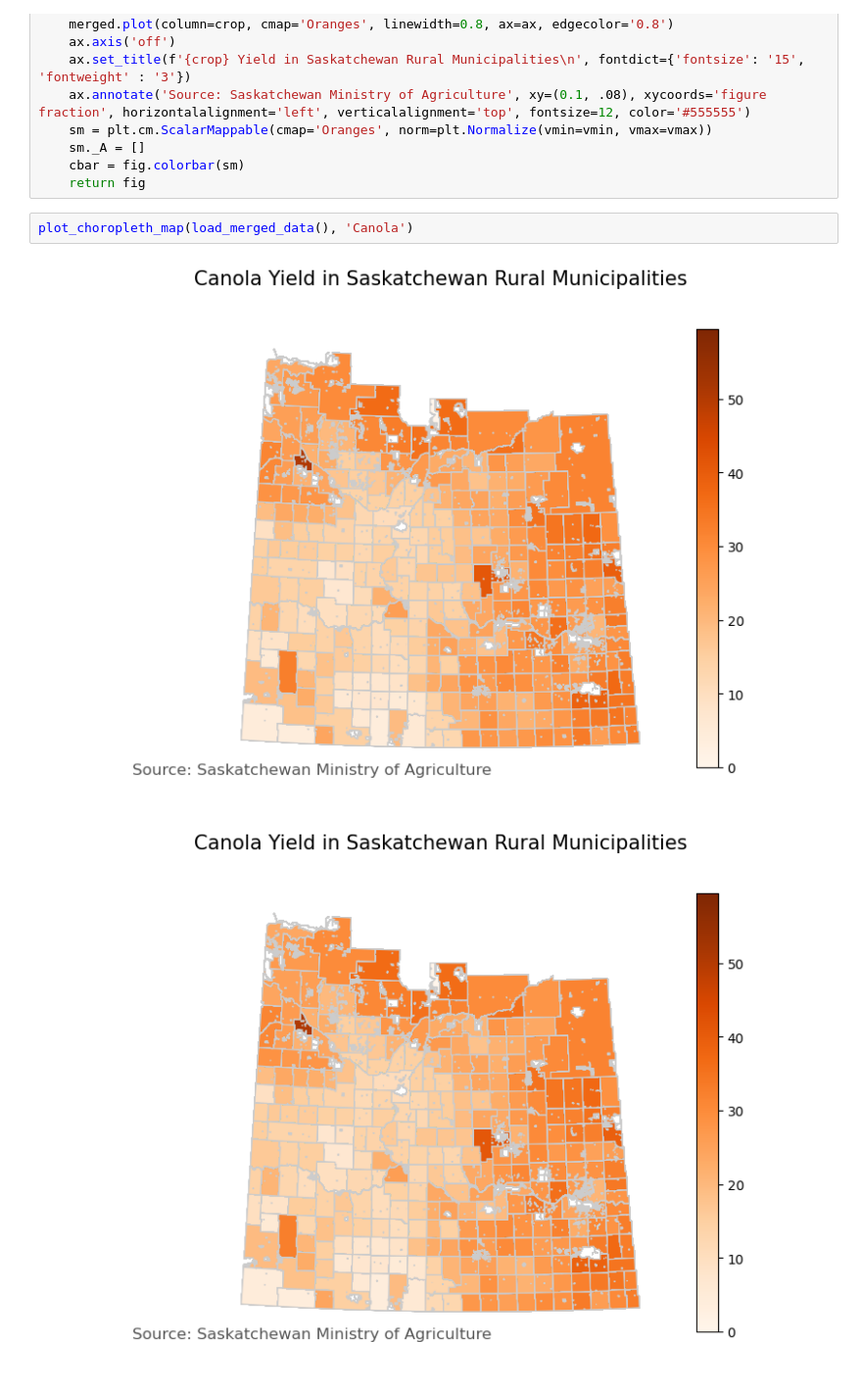
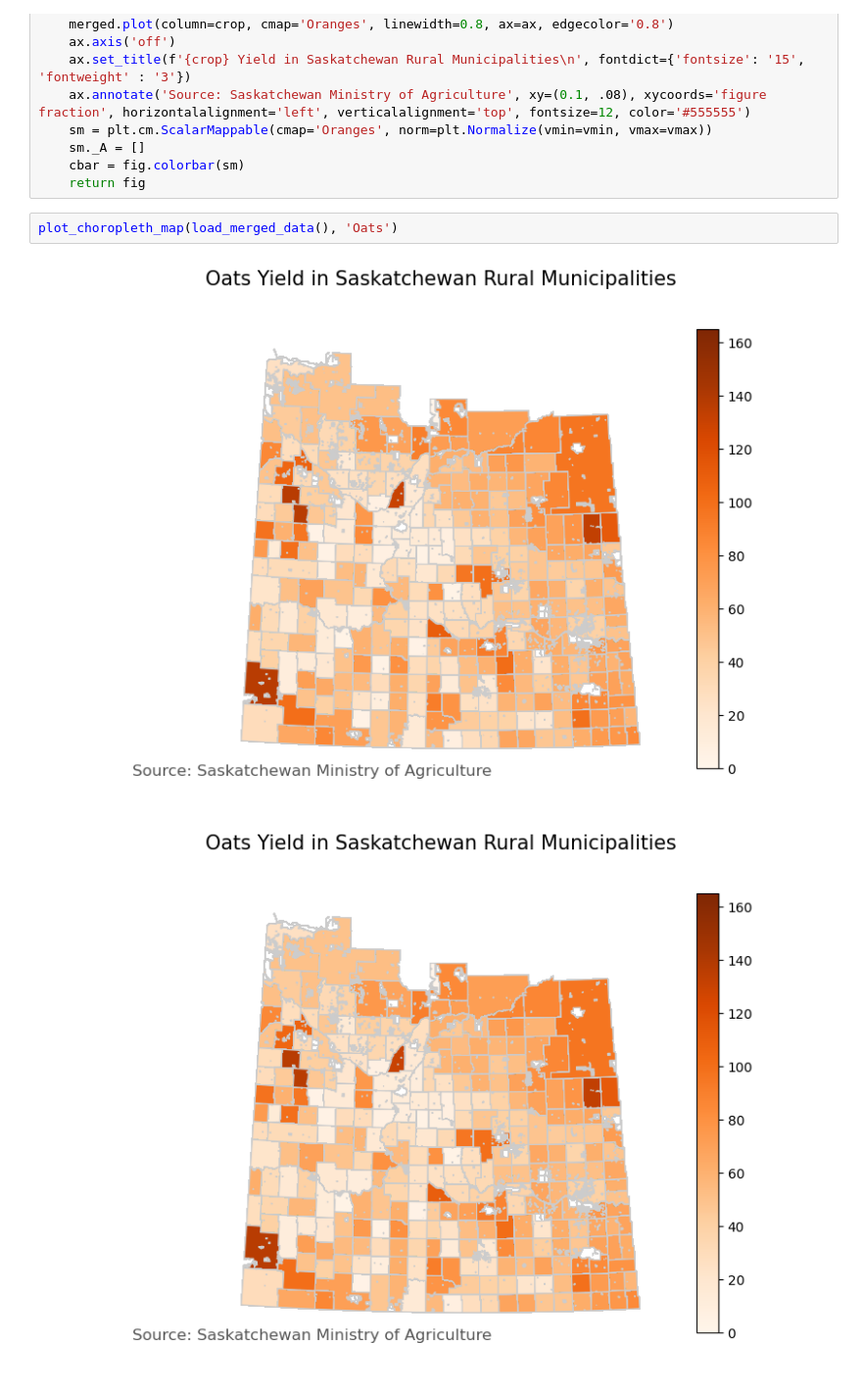
Before and after one commit to Metaluv/Palette_Training, a Jupyter notebook: Palette_Training_5-main/Assignment_5_v7.ipynb, the cells around one changed output. Shown at 98% size. Saved outputs shown, nothing was run; the diff lists cells and outputs as text.

```diff
--- a/Palette_Training_5-main/Assignment_5_v7.ipynb
+++ b/Palette_Training_5-main/Assignment_5_v7.ipynb
@@ -81,7 +81,7 @@ def plot_choropleth_map(merged, crop):
     cbar = fig.colorbar(sm)
     return fig
 # %%
-plot_choropleth_map(load_merged_data(), 'Canola')
+plot_choropleth_map(load_merged_data(), 'Oats')
 # %% [output]
-[figure, old version]
+[figure, new version]
-[figure, old version]
+[figure, new version]
```
Also changed, not shown: 1 other file.
